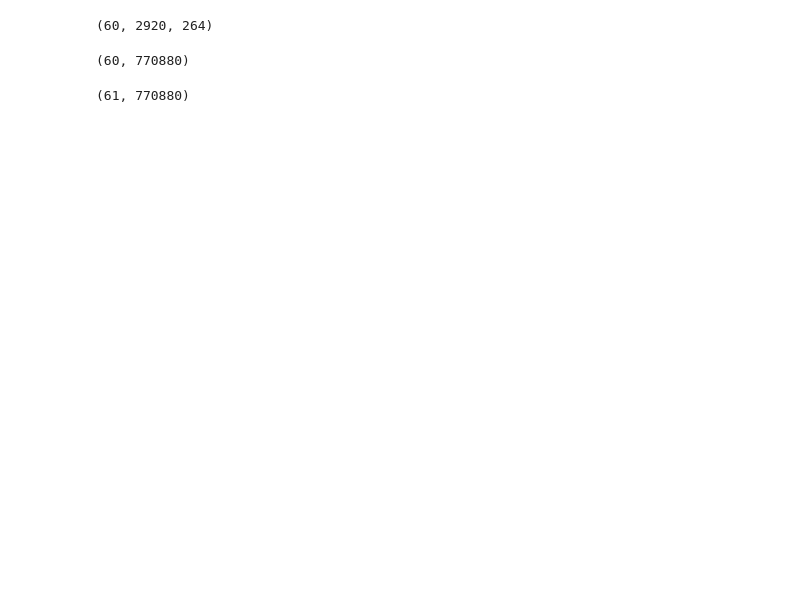
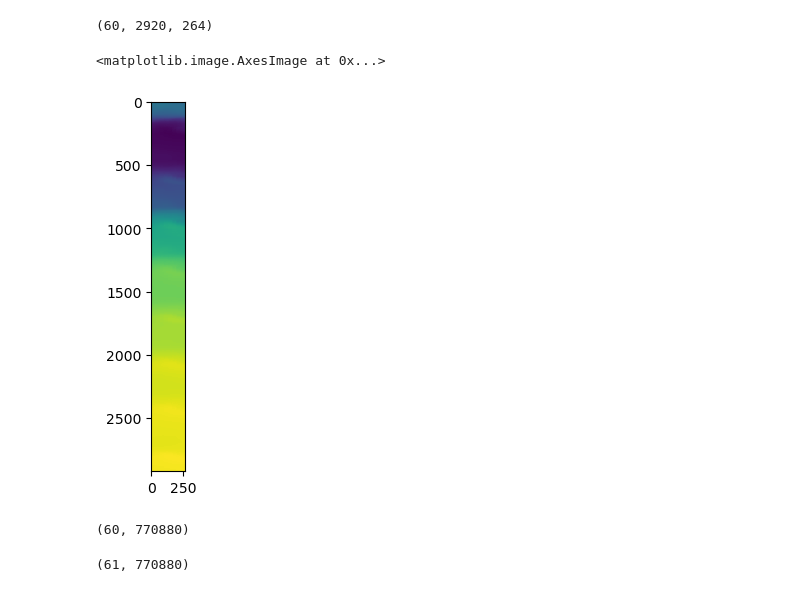
Before and after one commit to sungdukyu/LEAP_REU_Dataset_Notebook, a Jupyter notebook: REU23_slice_preprocess_data.ipynb, the cells around one changed output. Cells and saved outputs as stored; diff of their text form; code cells hidden in the pictures; blank space fills up the shorter version.

```diff
--- a/REU23_slice_preprocess_data.ipynb
+++ b/REU23_slice_preprocess_data.ipynb
@@ -366,6 +390,13 @@ stateq_ml = stateq_ml.transpose(1,0,2)
 np.shape(stateq_ml)
 # %% [output]
 (60, 2920, 264)
+# %%
+# double check that we're doing the right thing
+
+plt.imshow(stateq_ml[1,:,:])
+# %% [output]
+<matplotlib.image.AxesImage at 0x...>
+[figure, added]
 # %%
 stateq_ml = stateq_ml.reshape(60,-1)
 np.shape(stateq_ml)
```
Also changed, not shown: parts of 7 cells of this notebook, 1 other file.
